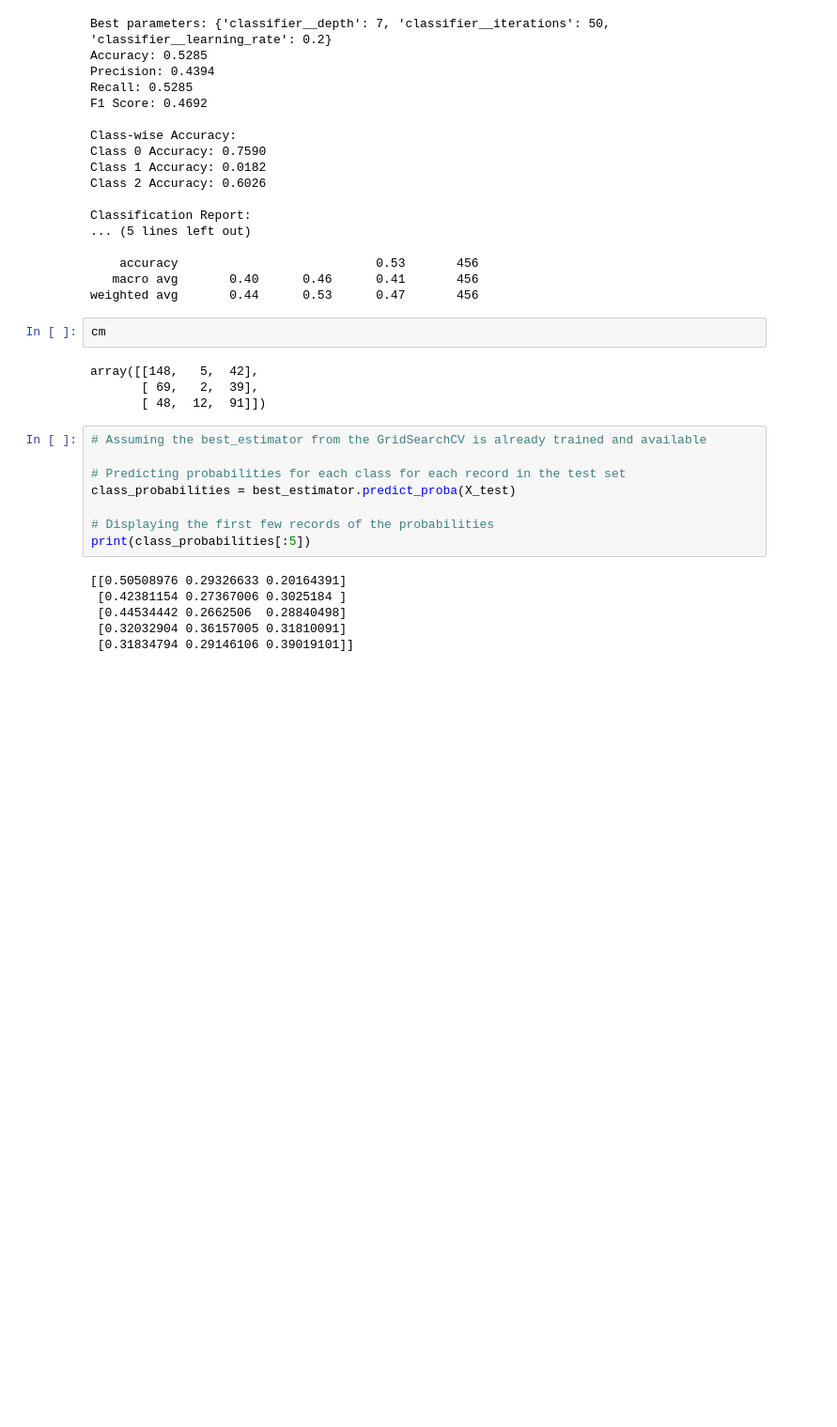
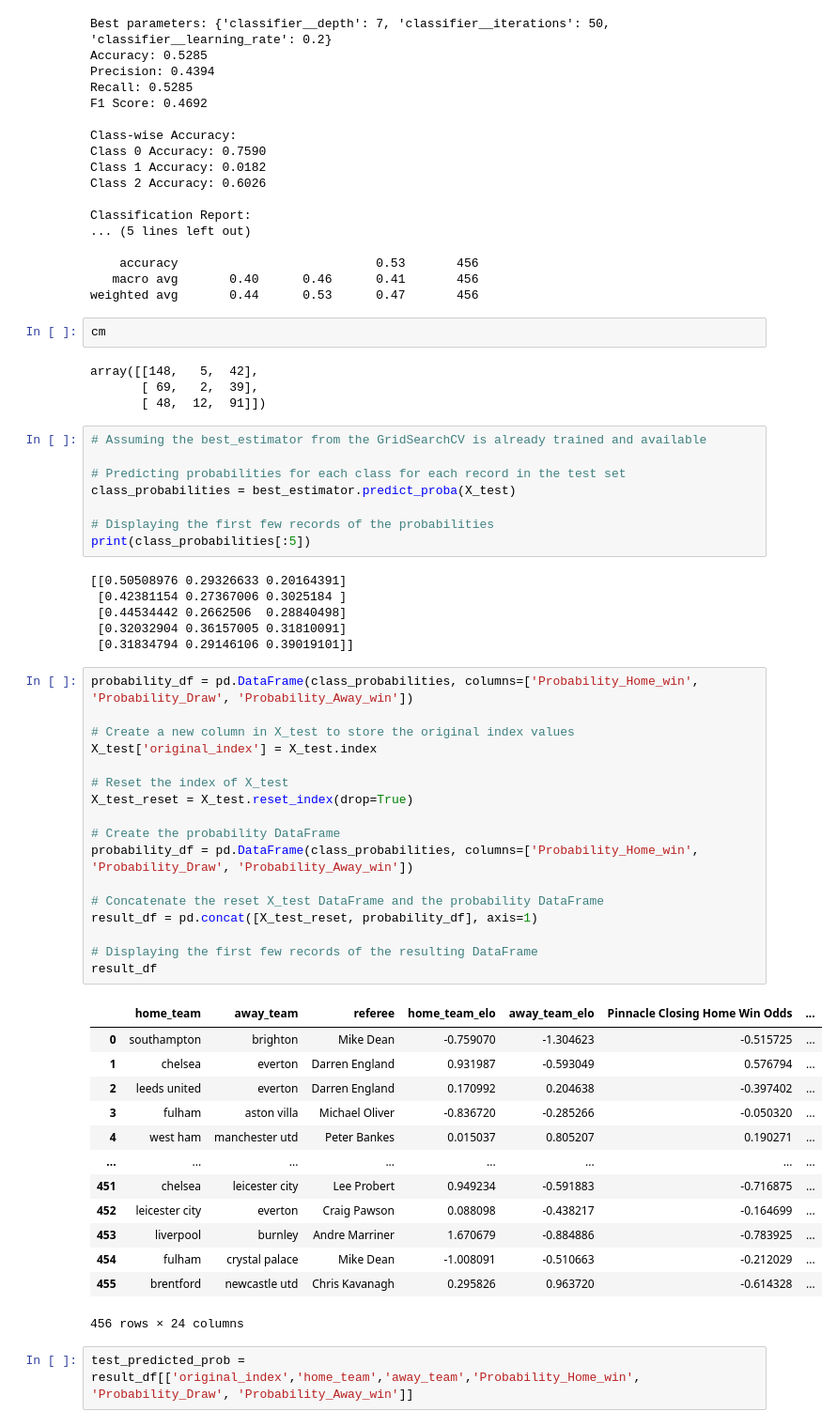
Before and after one commit to LMK08/Soccer-Outcome-Predictor, a Jupyter notebook: CatBoost_Modeling_w_Odds_10.ipynb, the cells around one changed output. Shown at 94% size. Drawn from its saved outputs; the diff is of its cells as text; blank space fills up the shorter version.

```diff
--- a/CatBoost_Modeling_w_Odds_10.ipynb
+++ b/CatBoost_Modeling_w_Odds_10.ipynb
@@ -424,3 +424,36 @@ print(class_probabilities[:5])
  [0.44534442 0.2662506  0.28840498]
  [0.32032904 0.36157005 0.31810091]
  [0.31834794 0.29146106 0.39019101]]
+# %%
+probability_df = pd.DataFrame(class_probabilities, columns=['Probability_Home_win', 'Probability_Draw', 'Probability_Away_win'])
+
+# Create a new column in X_test to store the original index values
+X_test['original_index'] = X_test.index
+
+# Reset the index of X_test
+X_test_reset = X_test.reset_index(drop=True)
+
+# Create the probability DataFrame
+probability_df = pd.DataFrame(class_probabilities, columns=['Probability_Home_win', 'Probability_Draw', 'Probability_Away_win'])
+
+# Concatenate the reset X_test DataFrame and the probability DataFrame
+result_df = pd.concat([X_test_reset, probability_df], axis=1)
+
+# Displaying the first few records of the resulting DataFrame
+result_df
+# %% [output]
+|  | home_team | away_team | referee | home_team_elo | away_team_elo | Pinnacle Closing Home Win Odds | ... |
+| 0 | southampton | brighton | Mike Dean | -0.759070 | -1.304623 | -0.515725 | ... |
+| 1 | chelsea | everton | Darren England | 0.931987 | -0.593049 | 0.576794 | ... |
+| 2 | leeds united | everton | Darren England | 0.170992 | 0.204638 | -0.397402 | ... |
+| 3 | fulham | aston villa | Michael Oliver | -0.836720 | -0.285266 | -0.050320 | ... |
+| 4 | west ham | manchester utd | Peter Bankes | 0.015037 | 0.805207 | 0.190271 | ... |
+| ... | ... | ... | ... | ... | ... | ... | ... |
+| 451 | chelsea | leicester city | Lee Probert | 0.949234 | -0.591883 | -0.716875 | ... |
+| 452 | leicester city | everton | Craig Pawson | 0.088098 | -0.438217 | -0.164699 | ... |
+| 453 | liverpool | burnley | Andre Marriner | 1.670679 | -0.884886 | -0.783925 | ... |
+| 454 | fulham | crystal palace | Mike Dean | -1.008091 | -0.510663 | -0.212029 | ... |
+| 455 | brentford | newcastle utd | Chris Kavanagh | 0.295826 | 0.963720 | -0.614328 | ... |
+456 rows × 24 columns
+# %%
+test_predicted_prob = result_df[['original_index','home_team','away_team','Probability_Home_win', 'Probability_Draw', 'Probability_Away_win']]
```
Also changed, not shown: parts of 4 cells of this notebook, 5 other files.
